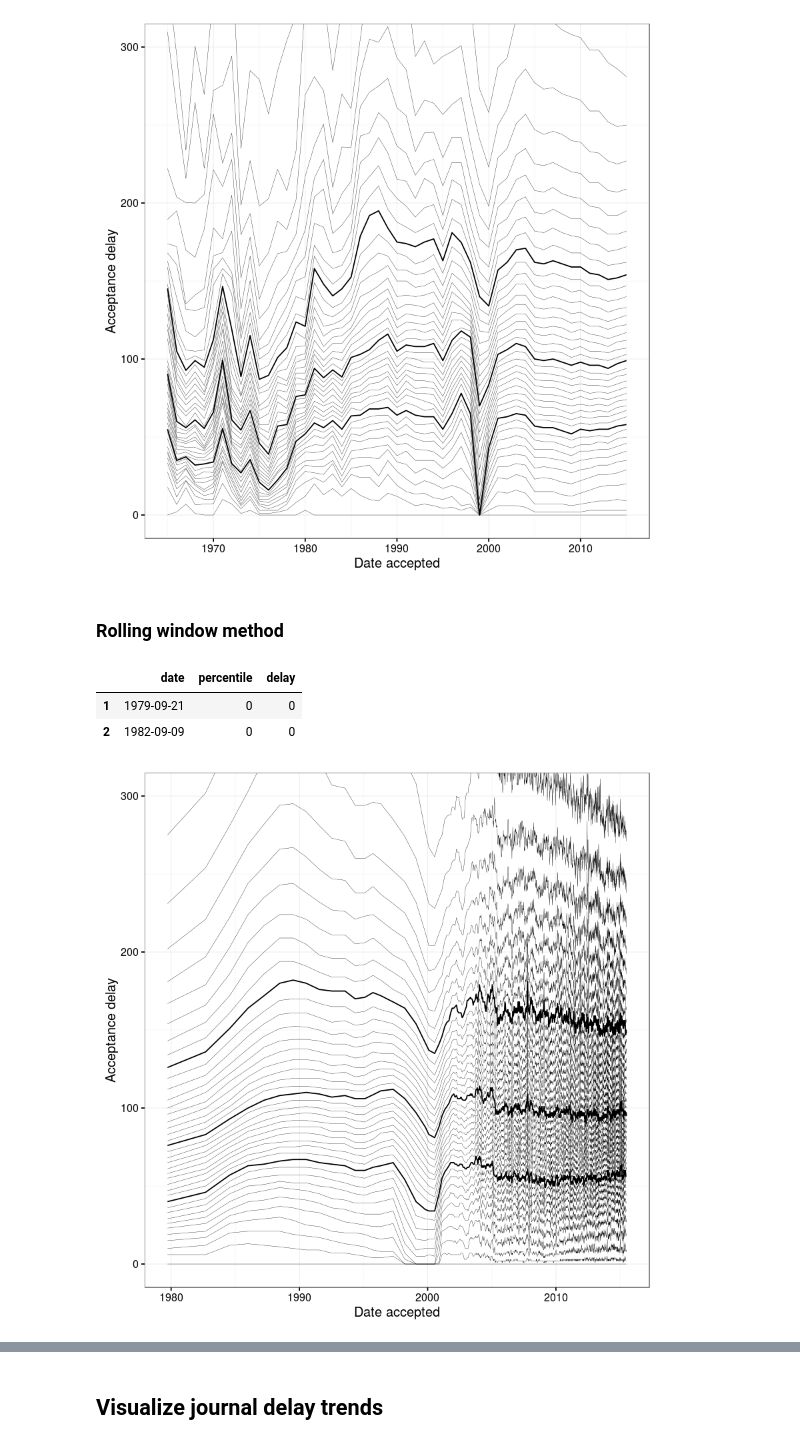
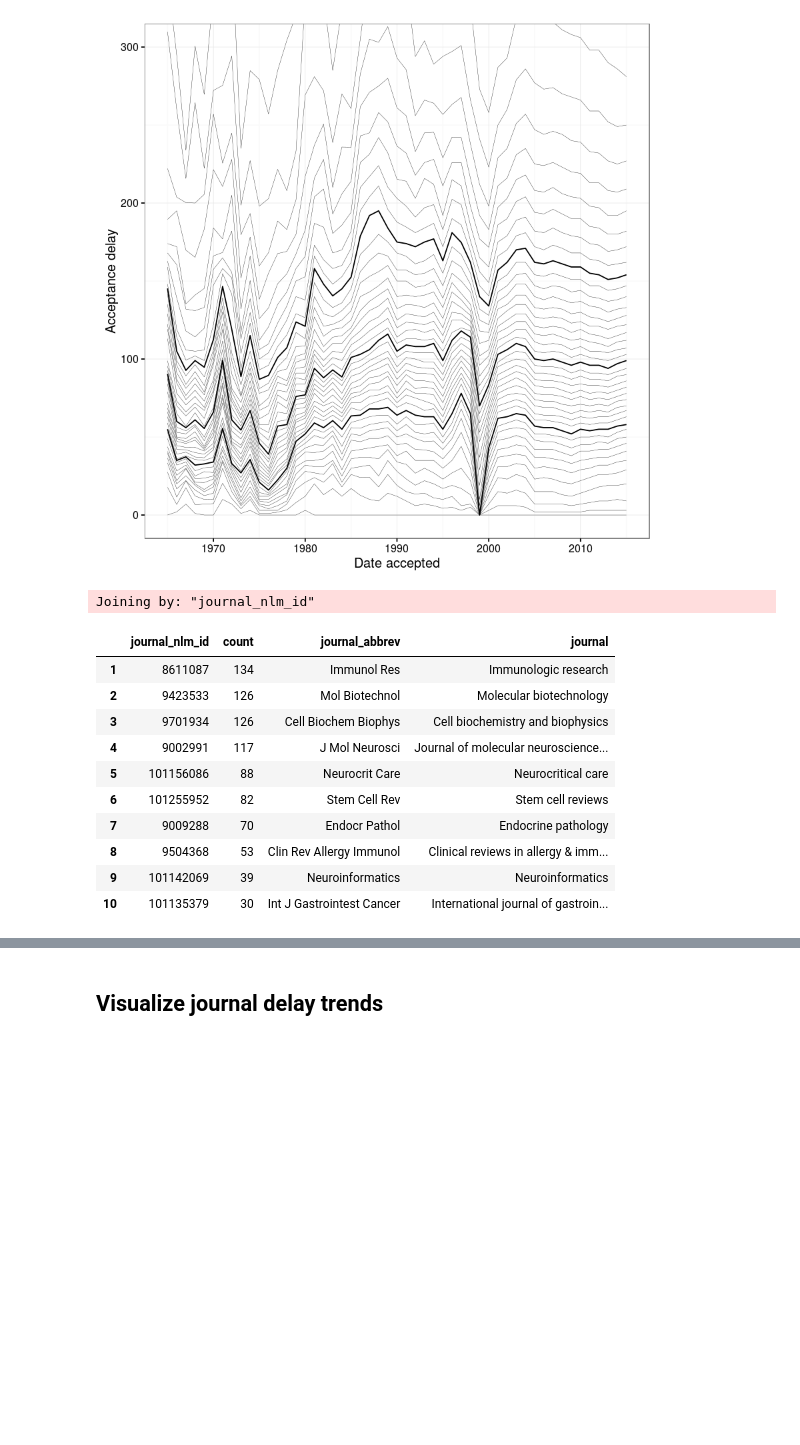
Before and after one commit to dhimmel/delays, a Jupyter notebook: plot.ipynb, the cells around one changed output, grey strips where cells are left out. Saved outputs shown, nothing was run; the diff lists cells and outputs as text; code cells hidden in the pictures; blank space fills up the shorter version.

Commit message:
Characterize 1999 and zero-day acceptances

```diff
--- a/plot.ipynb
+++ b/plot.ipynb
@@ -148,33 +148,28 @@ year_df %>%
   ggplot2::ylab('Acceptance delay')
 # %% [output]
 [figure]
-# %% [markdown]
-### Rolling window method
-# %%
-probs = seq(0, 1, 0.025)
-width_ = 10000
-by_ = 2000
-n = nrow(accept_df)
-res <- zoo::rollapply(accept_df$acceptance_delay[1:n], width=width_, FUN=quantile, probs=probs, by = by_) %>%
-  as.data.frame()
-colnames(res) = probs * 100
-x <- accept_df$accepted[seq(width_/2, n - width_/2, by_)]
-percentile_df = data.frame(date = x, res, check.names=FALSE) %>%
-  tidyr::gather(key=percentile, value=delay, -date)
-# %%
-head(percentile_df, 2)
-# %% [output]
-|  | date | percentile | delay |
-| 1 | 1979-09-21 | 0 | 0 |
-| 2 | 1982-09-09 | 0 | 0 |
-# %%
-percentile_df %>%
-  ggplot2::ggplot(aes(x = date, y = delay, group = percentile)) +
-  ggplot2::geom_line(size=0.1) +
-  ggplot2::geom_line(data = dplyr::filter(percentile_df, percentile %in% c(25, 50, 75)), size=0.5) +
-  ggplot2::coord_cartesian(ylim = c(0, 300)) +
-  ggplot2::theme_bw() +
-  ggplot2::xlab('Date accepted') +
-  ggplot2::ylab('Acceptance delay')
-# %% [output]
-[figure, removed]
+# %%
+# Zero-day acceptances per journal in 1999
+accept_df %>%
+  dplyr::mutate(year_accepted = lubridate::year(accepted)) %>%
+  dplyr::filter(year_accepted == 1999) %>%
+  dplyr::filter(acceptance_delay == 0) %>%
+  dplyr::group_by(journal_nlm_id) %>%
+  dplyr::summarize(count=n()) %>%
+  dplyr::arrange(desc(count)) %>%
+  dplyr::left_join(journal_df) %>%
+  dplyr::select(journal_nlm_id:journal) %>%
+  head(10)
+# %% [output]
+Joining by: "journal_nlm_id"
+|  | journal_nlm_id | count | journal_abbrev | journal |
+| 1 | 8611087 | 134 | Immunol Res | Immunologic research |
+| 2 | 9423533 | 126 | Mol Biotechnol | Molecular biotechnology |
+| 3 | 9701934 | 126 | Cell Biochem Biophys | Cell biochemistry and biophysics |
+| 4 | 9002991 | 117 | J Mol Neurosci | Journal of molecular neuroscience... |
+| 5 | 101156086 | 88 | Neurocrit Care | Neurocritical care |
+| 6 | 101255952 | 82 | Stem Cell Rev | Stem cell reviews |
+| 7 | 9009288 | 70 | Endocr Pathol | Endocrine pathology |
+| 8 | 9504368 | 53 | Clin Rev Allergy Immunol | Clinical reviews in allergy & imm... |
+| 9 | 101142069 | 39 | Neuroinformatics | Neuroinformatics |
+| 10 | 101135379 | 30 | Int J Gastrointest Cancer | International journal of gastroin... |
```
Also changed, not shown: parts of 3 cells of this notebook.
